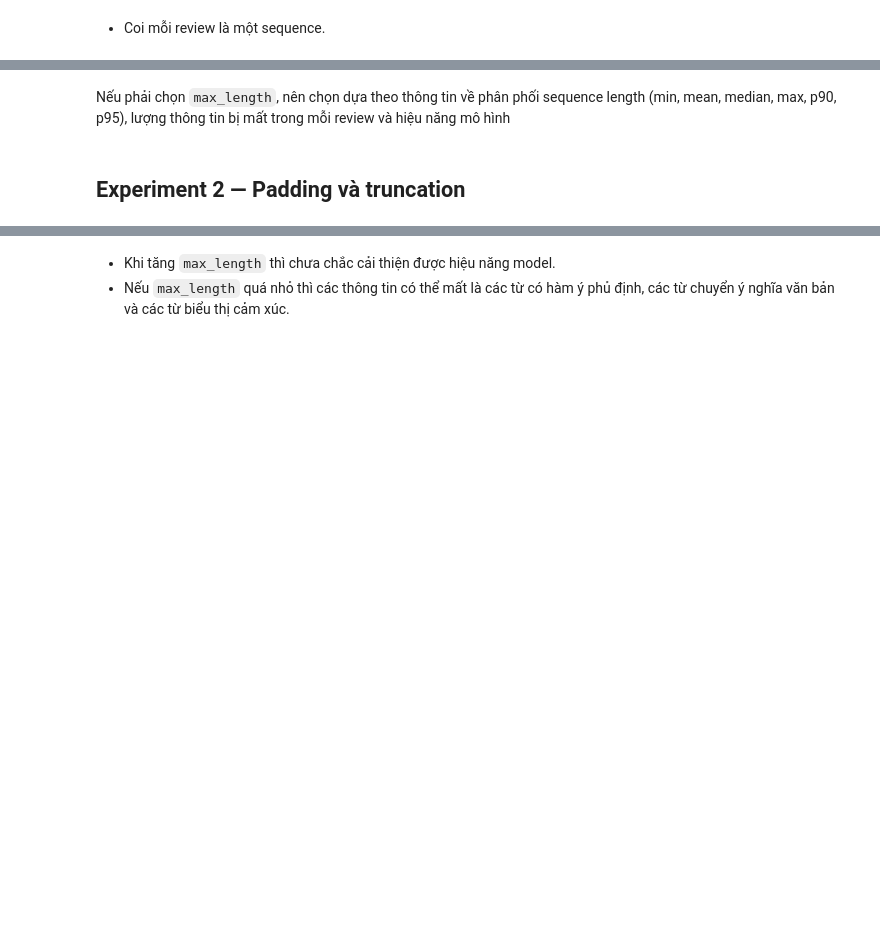
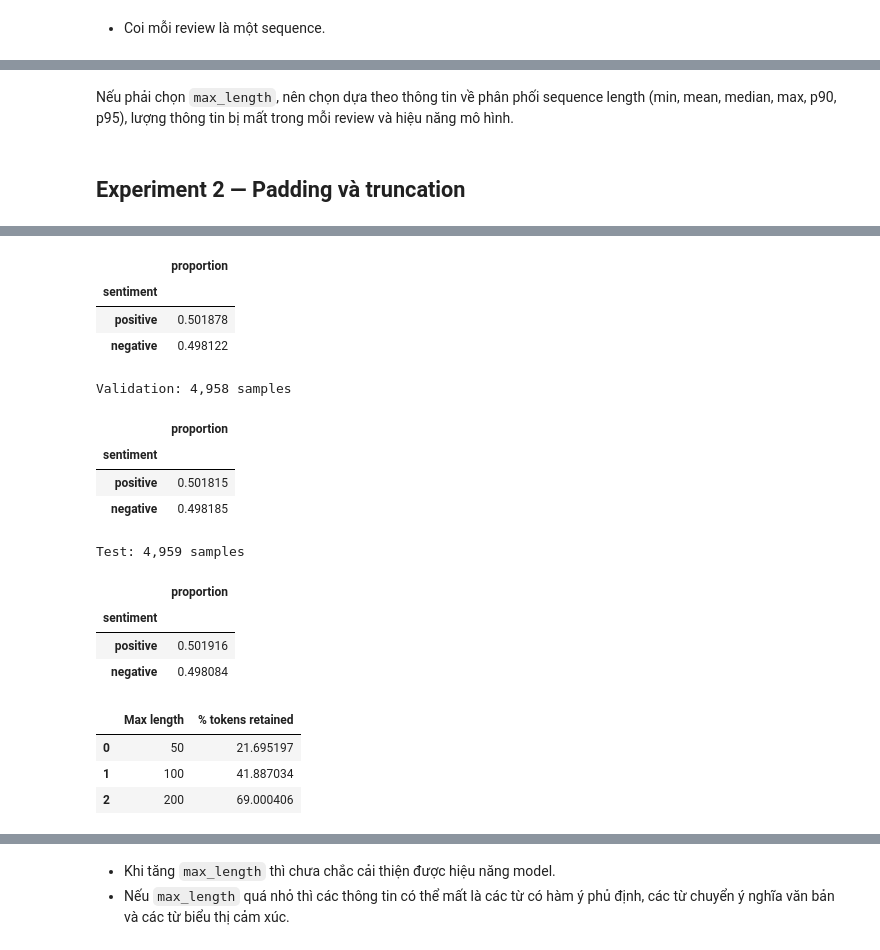
Before and after one commit to Tralaiday/NLP, a Jupyter notebook: Lab5/src/sequence_classification.ipynb, the cells around one changed output, grey strips where cells are left out. Saved outputs shown, nothing was run; the diff lists cells and outputs as text; code cells hidden in the pictures; blank space fills up the shorter version.

```diff
--- a/Lab5/src/sequence_classification.ipynb
+++ b/Lab5/src/sequence_classification.ipynb
@@ -184,49 +118,35 @@ P95:    585.00
 # %% [markdown]
-Nếu phải chọn `max_length`, nên chọn dựa theo thông tin về phân phối sequence length (min, mean, median, max, p90, p95), lượng thông tin bị mất trong mỗi review và hiệu năng mô hình
+Nếu phải chọn `max_length`, nên chọn dựa theo thông tin về phân phối sequence length (min, mean, median, max, p90, p95), lượng thông tin bị mất trong mỗi review và hiệu năng mô hình.
 # %% [markdown]
 ## Experiment 2 — Padding và truncation
 # %%
-data = data[
-    ['review', 'tokens', 'document_length', 'sentiment']
-].copy()
-
+# Split 80/10/10, stratified và cố định seed.
 train_data, temp_data = train_test_split(
     data,
-    test_size = 0.4,
-    random_state = 42,
-    stratify = data['sentiment']
+    test_size=0.2,
+    random_state=SEED,
+    stratify=data['sentiment'],
+)
+val_data, test_data = train_test_split(
+    temp_data,
+    test_size=0.5,
+    random_state=SEED,
+    stratify=temp_data['sentiment'],
 )
 
-val_data, test_data = train_test_split(
-    temp_data,
-    test_size = 0.5,
-    random_state = 42,
-    stratify = temp_data['sentiment']
-)
-
-# Kiểm tra phân phối nhãn
-for name, dataset in [
-    ("Train", train_data),
-    ("Validation", val_data),
-    ("Test", test_data)
-]:
-    print(f"\n{name}: {len(dataset)} samples")
-    print(dataset["sentiment"].value_counts(normalize=True))
+for name, split in [('Train', train_data), ('Validation', val_data), ('Test', test_data)]:
+    print(f'{name}: {len(split):,} samples')
+    display(split['sentiment'].value_counts(normalize=True).rename('proportion').to_frame())
 
 max_lengths = [50, 100, 200]
-
-sequence_lengths = np.array([data['document_length']])
-
-total_tokens = sequence_lengths.sum()
-
-token_retained_rate = []
-
-for max_length in max_lengths:
-    retained_tokens = np.minimum(
-        sequence_lengths, max_length
-    ).sum()
-
-    retained_pct = (retained_tokens / total_tokens) * 100
-
-    token_retained_rate.append(retained_pct)
+all_lengths = data['document_length'].to_numpy()
+total_tokens = all_lengths.sum()
+retention_df = pd.DataFrame({
+    'Max length': max_lengths,
+    '% tokens retained': [
+        100 * np.minimum(all_lengths, max_length).sum() / total_tokens
+        for max_length in max_lengths
+    ],
+})
+display(retention_df)
 # %% [output]
@@ -250 +154,19 @@ Name: proportion, dtype: float64
+|  | proportion |
+| sentiment |  |
+| positive | 0.501878 |
+| negative | 0.498122 |
+Validation: 4,958 samples
+|  | proportion |
+| sentiment |  |
+| positive | 0.501815 |
+| negative | 0.498185 |
+Test: 4,959 samples
+|  | proportion |
+| sentiment |  |
+| positive | 0.501916 |
+| negative | 0.498084 |
+|  | Max length | % tokens retained |
+| 0 | 50 | 21.695197 |
+| 1 | 100 | 41.887034 |
+| 2 | 200 | 69.000406 |
 # %%
```
Also changed, not shown: parts of 8 cells of this notebook, 8 other files.
